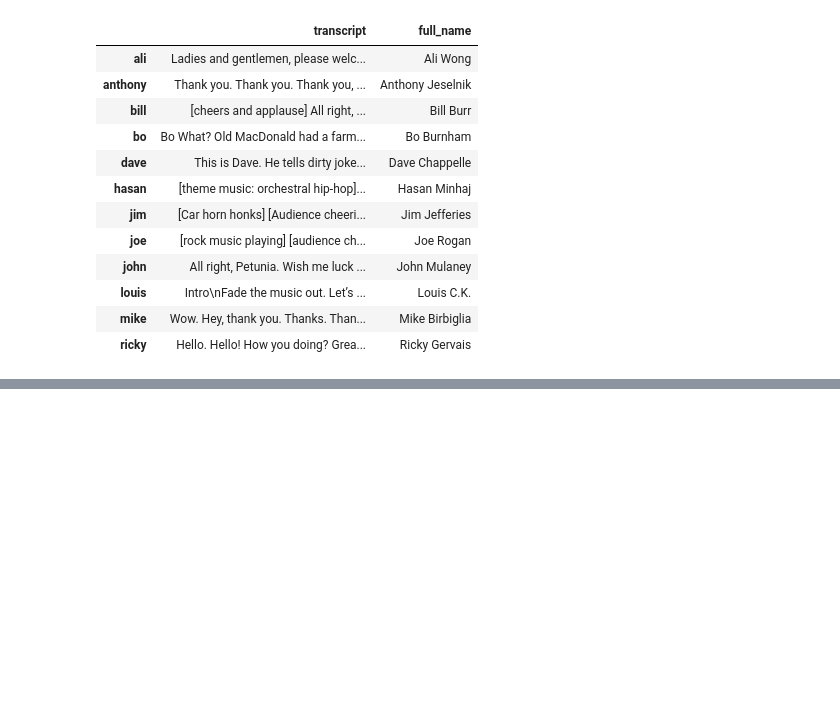
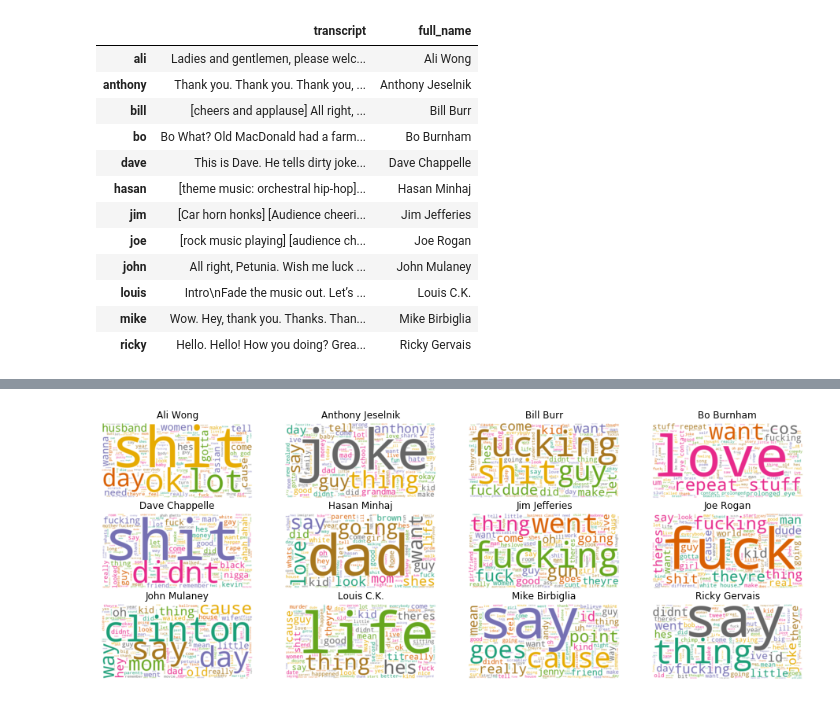
Before and after one commit to huajie06/jupyter-collection, a Jupyter notebook: NLP_Intro1.ipynb, the cells around one changed output, grey strips where cells are left out. Drawn from its saved outputs; the diff is of its cells as text; code cells hidden in the pictures; blank space fills up the shorter version.

Commit message:
add word cloud

```diff
--- a/NLP_Intro1.ipynb
+++ b/NLP_Intro1.ipynb
@@ -174,0 +338,8 @@ df.to_pickle("df.pkl")
+# %%
+words = []
+for comedian in data.columns:
+    top = [word for (word, count) in top_dict[comedian]]
+    for t in top:
+        words.append(t)
+
+words
@@ -174,0 +348,3 @@ df.to_pickle("df.pkl")
+# %%
+add_stop_words = [word for word, count in Counter(words).most_common() if count > 6]
+add_stop_words
@@ -174,0 +372,33 @@ df.to_pickle("df.pkl")
+# %%
+stop_words = text.ENGLISH_STOP_WORDS.union(add_stop_words)
+
+# Recreate document-term matrix
+cv = CountVectorizer(stop_words=stop_words)
+data_cv = cv.fit_transform(data_clean.transcript)
+data_stop = pd.DataFrame(data_cv.toarray(), columns=cv.get_feature_names())
+data_stop.index = data_clean.index
+# %%
+from wordcloud import WordCloud
+
+wc = WordCloud(stopwords=stop_words, background_color="white", colormap="Dark2",
+               max_font_size=150, random_state=42)
+# %%
+import matplotlib.pyplot as plt
+
+plt.rcParams['figure.figsize'] = [16, 6]
+
+full_names = ['Ali Wong', 'Anthony Jeselnik', 'Bill Burr', 'Bo Burnham', 'Dave Chappelle', 'Hasan Minhaj',
+              'Jim Jefferies', 'Joe Rogan', 'John Mulaney', 'Louis C.K.', 'Mike Birbiglia', 'Ricky Gervais']
+
+# Create subplots for each comedian
+for index, comedian in enumerate(data.columns):
+    wc.generate(data_clean.transcript[comedian])
+
+    plt.subplot(3, 4, index+1)
+    plt.imshow(wc, interpolation="bilinear")
+    plt.axis("off")
+    plt.title(full_names[index])
+
+plt.show()
+# %% [output]
+[figure, added]
```
Also changed, not shown: parts of 22 cells of this notebook, 2 other files.
